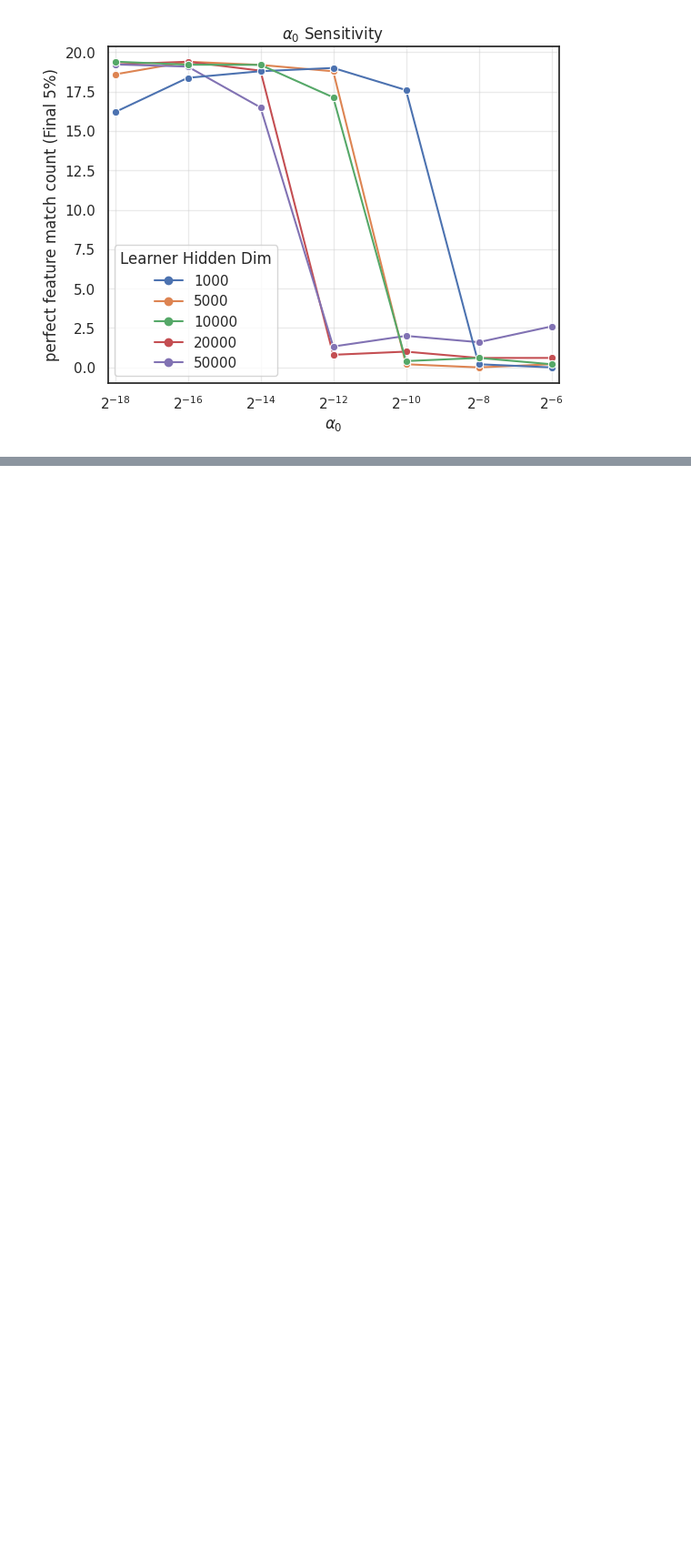
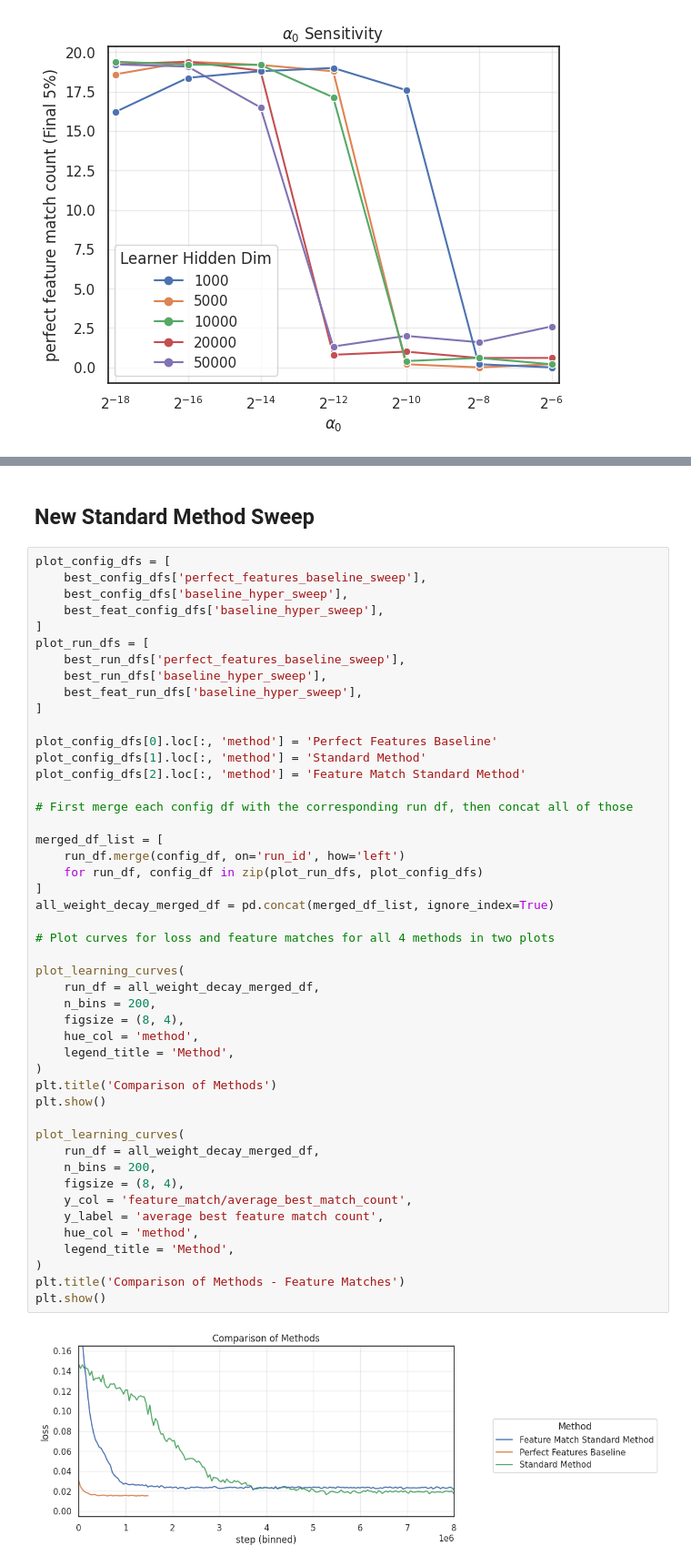
Before and after one commit to ejmejm/phd_research, a Jupyter notebook: phd/feature_search/analysis/paper_part_1_v1/ns_autostep_and_search_hyper_sweep.ipynb, the cells around one changed output, grey strips where cells are left out. Shown at 91% size. Saved outputs shown, nothing was run; the diff lists cells and outputs as text; blank space fills up the shorter version.

```diff
--- a/phd/feature_search/analysis/paper_part_1_v1/ns_autostep_and_search_hyper_sweep.ipynb
+++ b/phd/feature_search/analysis/paper_part_1_v1/ns_autostep_and_search_hyper_sweep.ipynb
@@ -498,0 +544,51 @@ plt.show()
+# %% [markdown]
+## New Standard Method Sweep
+# %%
+plot_config_dfs = [
+    best_config_dfs['perfect_features_baseline_sweep'],
+    best_config_dfs['baseline_hyper_sweep'],
+    best_feat_config_dfs['baseline_hyper_sweep'],
+]
+plot_run_dfs = [
+    best_run_dfs['perfect_features_baseline_sweep'],
+    best_run_dfs['baseline_hyper_sweep'],
+    best_feat_run_dfs['baseline_hyper_sweep'],
+]
+
+plot_config_dfs[0].loc[:, 'method'] = 'Perfect Features Baseline'
+plot_config_dfs[1].loc[:, 'method'] = 'Standard Method'
+plot_config_dfs[2].loc[:, 'method'] = 'Feature Match Standard Method'
+
+# First merge each config df with the corresponding run df, then concat all of those
+
+merged_df_list = [
+    run_df.merge(config_df, on='run_id', how='left')
+    for run_df, config_df in zip(plot_run_dfs, plot_config_dfs)
+]
+all_weight_decay_merged_df = pd.concat(merged_df_list, ignore_index=True)
+
+# Plot curves for loss and feature matches for all 4 methods in two plots
+
+plot_learning_curves(
+    run_df = all_weight_decay_merged_df,
+    n_bins = 200,
+    figsize = (8, 4),
+    hue_col = 'method',
+    legend_title = 'Method',
+)
+plt.title('Comparison of Methods')
+plt.show()
+
+plot_learning_curves(
+    run_df = all_weight_decay_merged_df,
+    n_bins = 200,
+    figsize = (8, 4),
+    y_col = 'feature_match/average_best_match_count',
+    y_label = 'average best feature match count',
+    hue_col = 'method',
+    legend_title = 'Method',
+)
+plt.title('Comparison of Methods - Feature Matches')
+plt.show()
+# %% [output]
+[figure, added]
```
Also changed, not shown: parts of 6 cells of this notebook.
